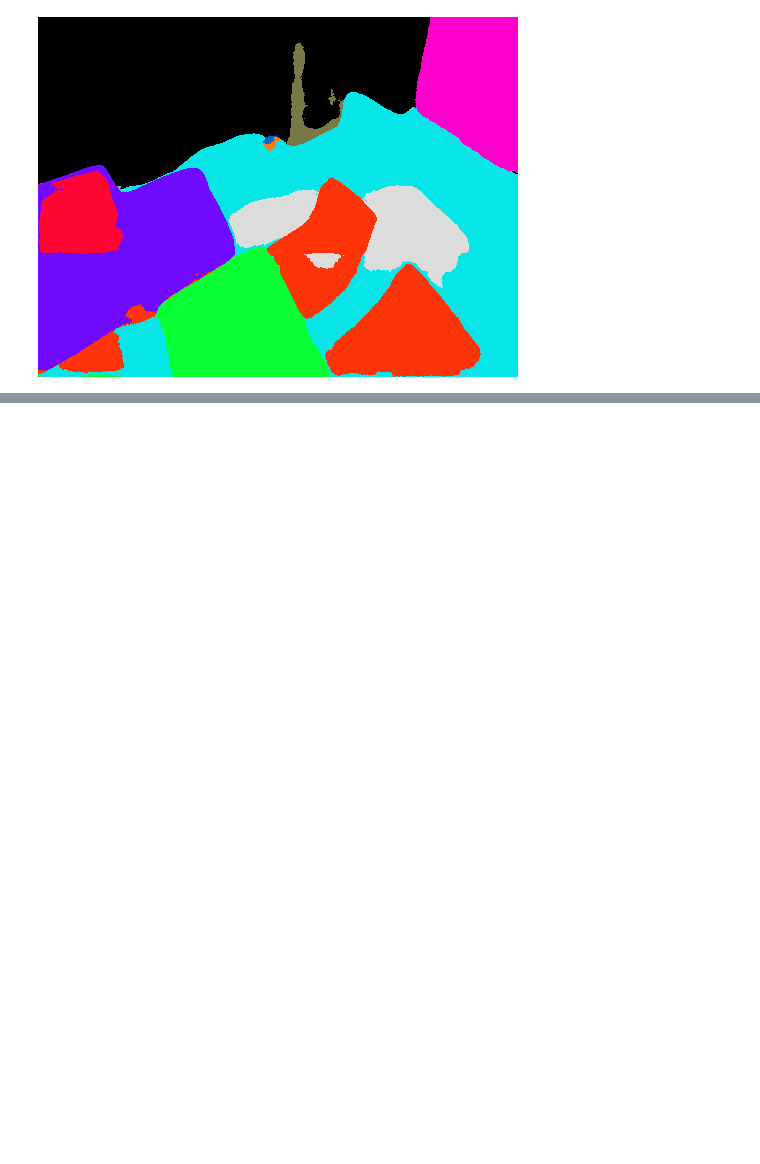
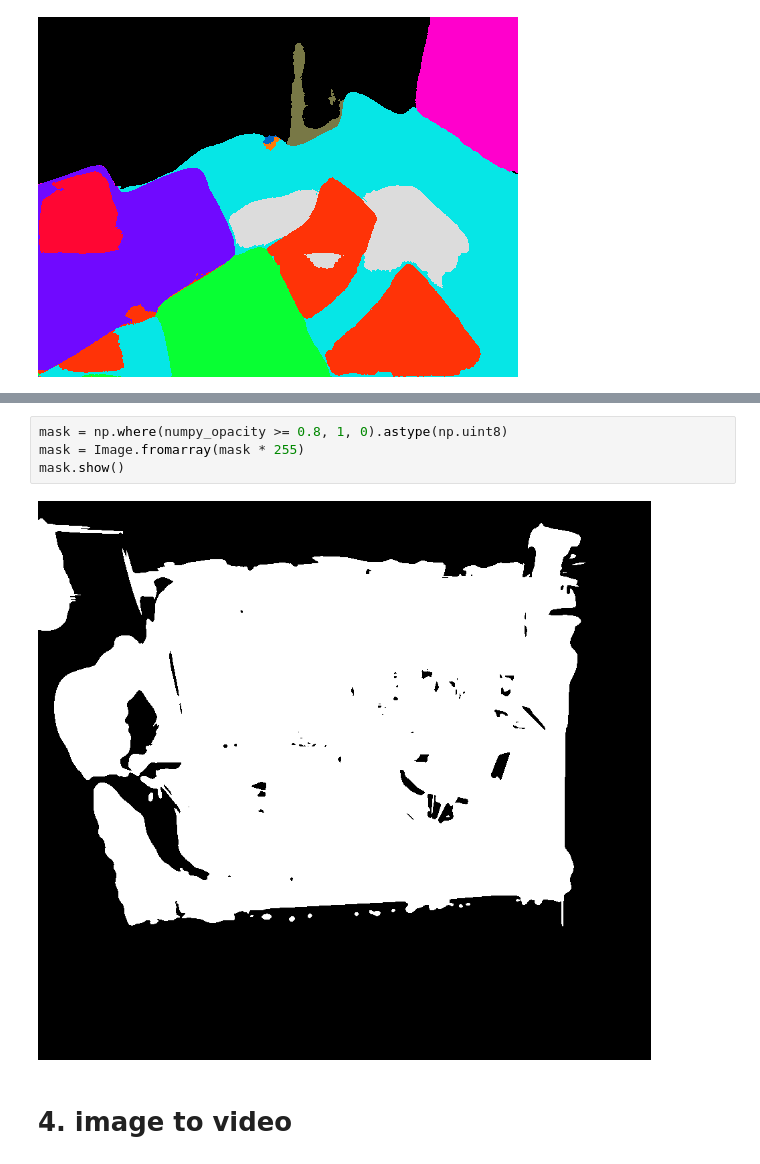
Before and after one commit to Beat-in-our-hearts/MonoGS_Semantic, a Jupyter notebook: vis_feature.ipynb, the cells around one changed output, grey strips where cells are left out. Drawn from its saved outputs; the diff is of its cells as text; blank space fills up the shorter version.

```diff
--- a/vis_feature.ipynb
+++ b/vis_feature.ipynb
@@ -373,0 +397,8 @@ decoder time: 0.09133410453796387
+# %%
+mask = np.where(numpy_opacity >= 0.8, 1, 0).astype(np.uint8)
+mask = Image.fromarray(mask * 255)
+mask.show()
+# %% [output]
+[figure, added]
+# %% [markdown]
+# 4. image to video
```
Also changed, not shown: parts of 6 cells of this notebook, 4 other files.
